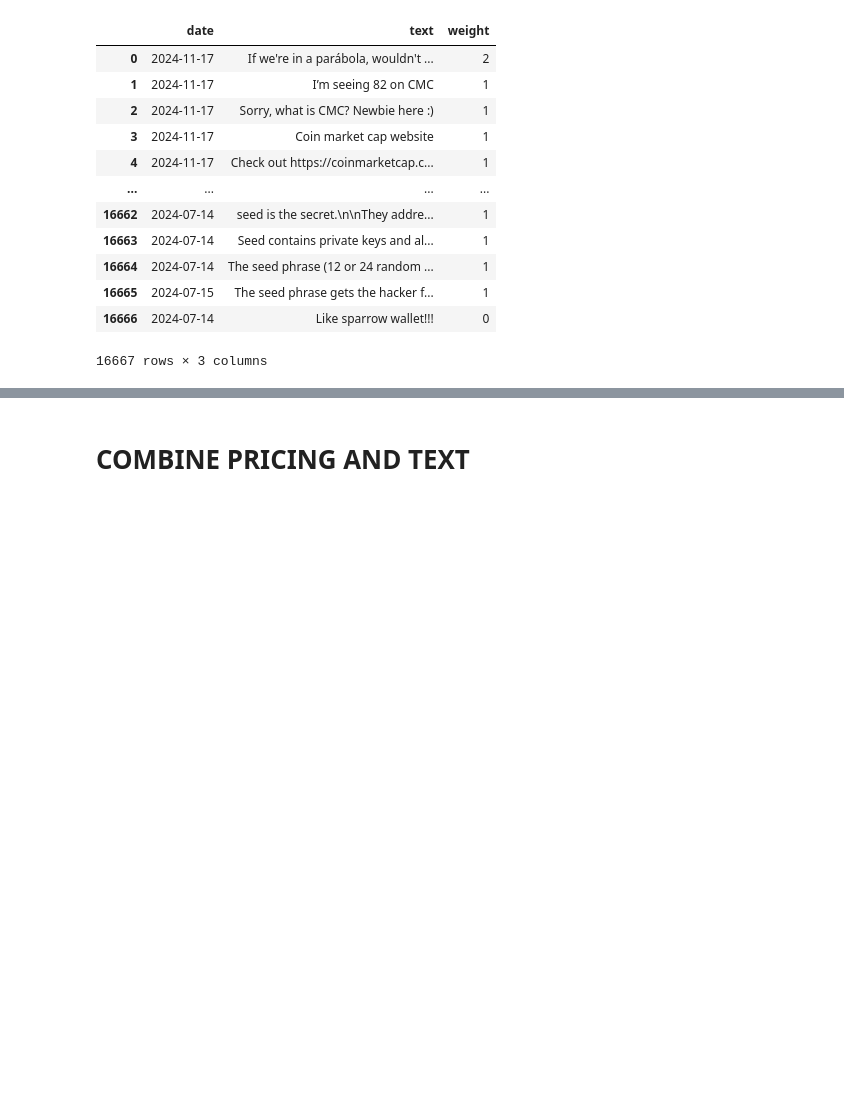
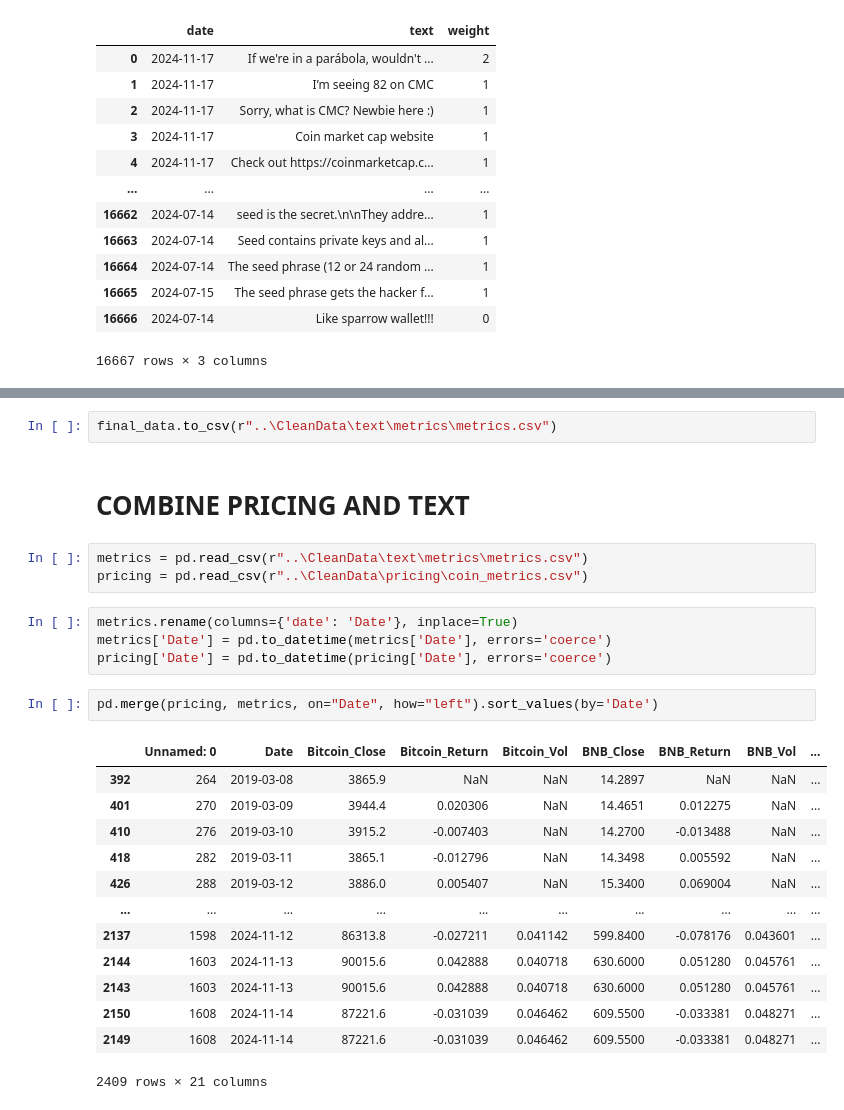
Before and after one commit to srsavas42/BitPulse, a Jupyter notebook: Data/Preprocessing/preprocess.ipynb, the cells around one changed output, grey strips where cells are left out. Saved outputs shown, nothing was run; the diff lists cells and outputs as text; blank space fills up the shorter version.

Commit message:
combined data is finally done

```diff
--- a/Data/Preprocessing/preprocess.ipynb
+++ b/Data/Preprocessing/preprocess.ipynb
@@ -230,2 +254,27 @@ for i in range(len(reddit_files)):
+# %%
+final_data.to_csv(r"..\CleanData\text\metrics\metrics.csv")
 # %% [markdown]
 # COMBINE PRICING AND TEXT
+# %%
+metrics = pd.read_csv(r"..\CleanData\text\metrics\metrics.csv")
+pricing = pd.read_csv(r"..\CleanData\pricing\coin_metrics.csv")
+# %%
+metrics.rename(columns={'date': 'Date'}, inplace=True)
+metrics['Date'] = pd.to_datetime(metrics['Date'], errors='coerce')
+pricing['Date'] = pd.to_datetime(pricing['Date'], errors='coerce')
+# %%
+pd.merge(pricing, metrics, on="Date", how="left").sort_values(by='Date')
+# %% [output]
+|  | Unnamed: 0 | Date | Bitcoin_Close | Bitcoin_Return | Bitcoin_Vol | BNB_Close | BNB_Return | BNB_Vol | ... |
+| 392 | 264 | 2019-03-08 | 3865.9 | NaN | NaN | 14.2897 | NaN | NaN | ... |
+| 401 | 270 | 2019-03-09 | 3944.4 | 0.020306 | NaN | 14.4651 | 0.012275 | NaN | ... |
+| 410 | 276 | 2019-03-10 | 3915.2 | -0.007403 | NaN | 14.2700 | -0.013488 | NaN | ... |
+| 418 | 282 | 2019-03-11 | 3865.1 | -0.012796 | NaN | 14.3498 | 0.005592 | NaN | ... |
+| 426 | 288 | 2019-03-12 | 3886.0 | 0.005407 | NaN | 15.3400 | 0.069004 | NaN | ... |
+| ... | ... | ... | ... | ... | ... | ... | ... | ... | ... |
+| 2137 | 1598 | 2024-11-12 | 86313.8 | -0.027211 | 0.041142 | 599.8400 | -0.078176 | 0.043601 | ... |
+| 2144 | 1603 | 2024-11-13 | 90015.6 | 0.042888 | 0.040718 | 630.6000 | 0.051280 | 0.045761 | ... |
+| 2143 | 1603 | 2024-11-13 | 90015.6 | 0.042888 | 0.040718 | 630.6000 | 0.051280 | 0.045761 | ... |
+| 2150 | 1608 | 2024-11-14 | 87221.6 | -0.031039 | 0.046462 | 609.5500 | -0.033381 | 0.048271 | ... |
+| 2149 | 1608 | 2024-11-14 | 87221.6 | -0.031039 | 0.046462 | 609.5500 | -0.033381 | 0.048271 | ... |
+2409 rows × 21 columns
```
Also changed, not shown: parts of 8 cells of this notebook, 3 other files.
